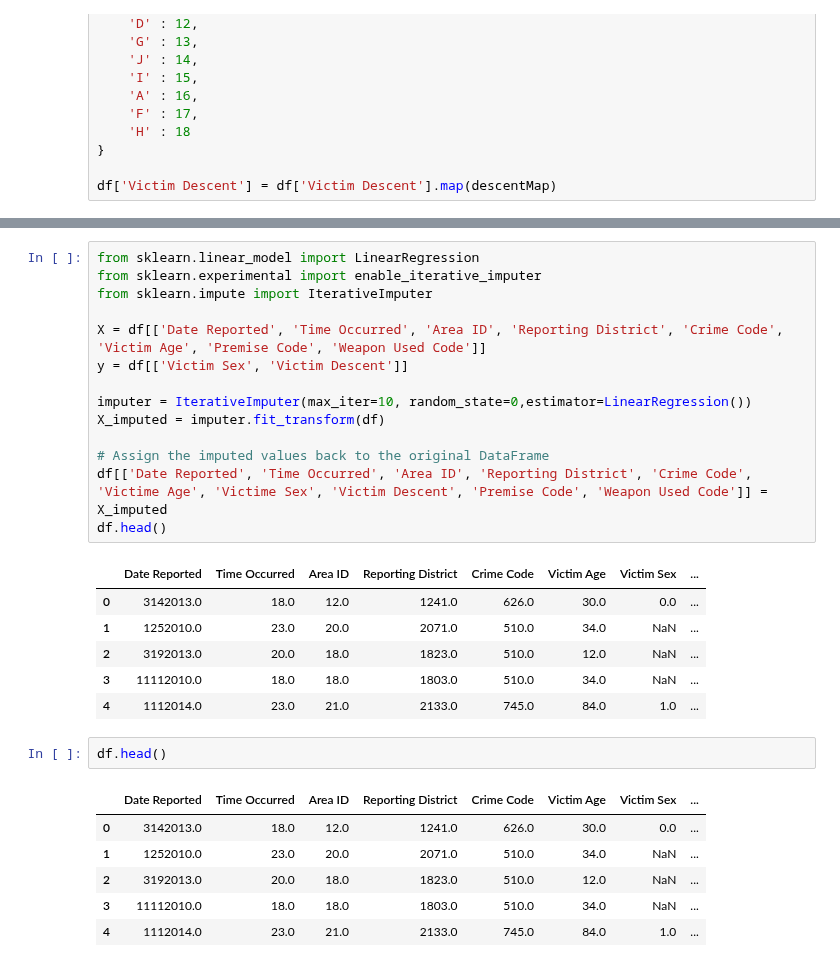
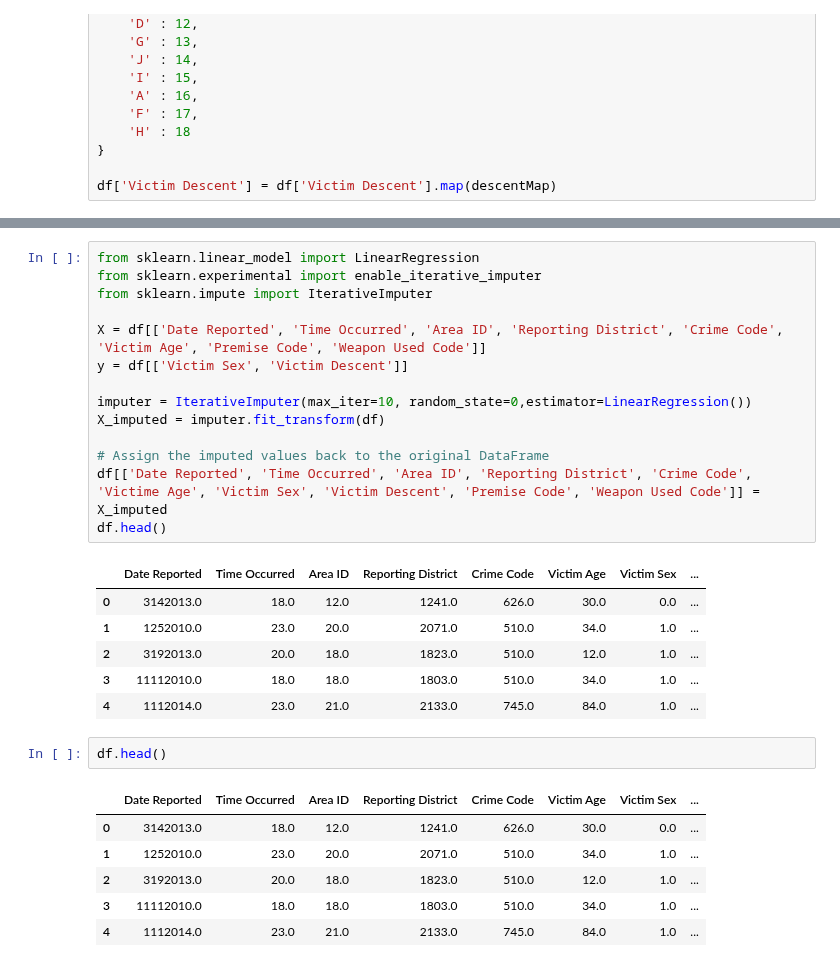
Before and after one commit to Srujgit/CrimeAnalysis, a Jupyter notebook: CrimesInLosAngeles.ipynb, the cells around one changed output, grey strips where cells are left out. Saved outputs shown, nothing was run; the diff lists cells and outputs as text.

```diff
--- a/CrimesInLosAngeles.ipynb
+++ b/CrimesInLosAngeles.ipynb
@@ -152,32 +153,32 @@ df.head()
 # %%
 from sklearn.linear_model import LinearRegression
 from sklearn.experimental import enable_iterative_imputer
 from sklearn.impute import IterativeImputer
 
 X = df[['Date Reported', 'Time Occurred', 'Area ID', 'Reporting District', 'Crime Code', 'Victim Age', 'Premise Code', 'Weapon Used Code']]
 y = df[['Victim Sex', 'Victim Descent']]
 
 imputer = IterativeImputer(max_iter=10, random_state=0,estimator=LinearRegression())
 X_imputed = imputer.fit_transform(df)
 
 # Assign the imputed values back to the original DataFrame
-df[['Date Reported', 'Time Occurred', 'Area ID', 'Reporting District', 'Crime Code', 'Victime Age', 'Victime Sex', 'Victim Descent', 'Premise Code', 'Weapon Used Code']] = X_imputed
+df[['Date Reported', 'Time Occurred', 'Area ID', 'Reporting District', 'Crime Code', 'Victime Age', 'Victim Sex', 'Victim Descent', 'Premise Code', 'Weapon Used Code']] = X_imputed
 df.head()
 # %% [output]
 |  | Date Reported | Time Occurred | Area ID | Reporting District | Crime Code | Victim Age | Victim Sex | ... |
 | 0 | 3142013.0 | 18.0 | 12.0 | 1241.0 | 626.0 | 30.0 | 0.0 | ... |
-| 1 | 1252010.0 | 23.0 | 20.0 | 2071.0 | 510.0 | 34.0 | NaN | ... |
-| 2 | 3192013.0 | 20.0 | 18.0 | 1823.0 | 510.0 | 12.0 | NaN | ... |
-| 3 | 11112010.0 | 18.0 | 18.0 | 1803.0 | 510.0 | 34.0 | NaN | ... |
+| 1 | 1252010.0 | 23.0 | 20.0 | 2071.0 | 510.0 | 34.0 | 1.0 | ... |
+| 2 | 3192013.0 | 20.0 | 18.0 | 1823.0 | 510.0 | 12.0 | 1.0 | ... |
+| 3 | 11112010.0 | 18.0 | 18.0 | 1803.0 | 510.0 | 34.0 | 1.0 | ... |
 | 4 | 1112014.0 | 23.0 | 21.0 | 2133.0 | 745.0 | 84.0 | 1.0 | ... |
 # %%
 df.head()
 # %% [output]
 |  | Date Reported | Time Occurred | Area ID | Reporting District | Crime Code | Victim Age | Victim Sex | ... |
 | 0 | 3142013.0 | 18.0 | 12.0 | 1241.0 | 626.0 | 30.0 | 0.0 | ... |
-| 1 | 1252010.0 | 23.0 | 20.0 | 2071.0 | 510.0 | 34.0 | NaN | ... |
-| 2 | 3192013.0 | 20.0 | 18.0 | 1823.0 | 510.0 | 12.0 | NaN | ... |
-| 3 | 11112010.0 | 18.0 | 18.0 | 1803.0 | 510.0 | 34.0 | NaN | ... |
+| 1 | 1252010.0 | 23.0 | 20.0 | 2071.0 | 510.0 | 34.0 | 1.0 | ... |
+| 2 | 3192013.0 | 20.0 | 18.0 | 1823.0 | 510.0 | 12.0 | 1.0 | ... |
+| 3 | 11112010.0 | 18.0 | 18.0 | 1803.0 | 510.0 | 34.0 | 1.0 | ... |
 | 4 | 1112014.0 | 23.0 | 21.0 | 2133.0 | 745.0 | 84.0 | 1.0 | ... |
 # %%
 df['Victim Descent'] = df['Victim Descent'].apply(np.floor)
```
Also changed, not shown: parts of 15 cells of this notebook.
